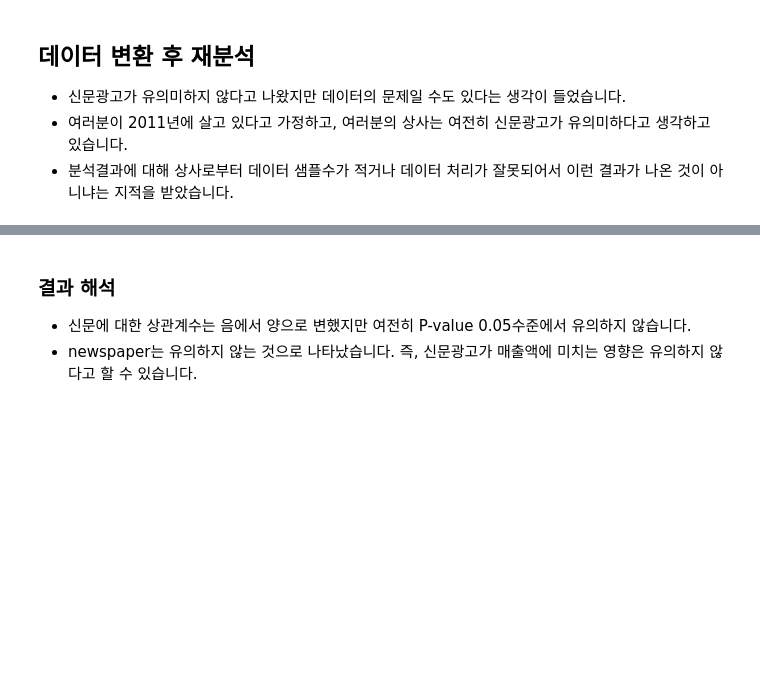
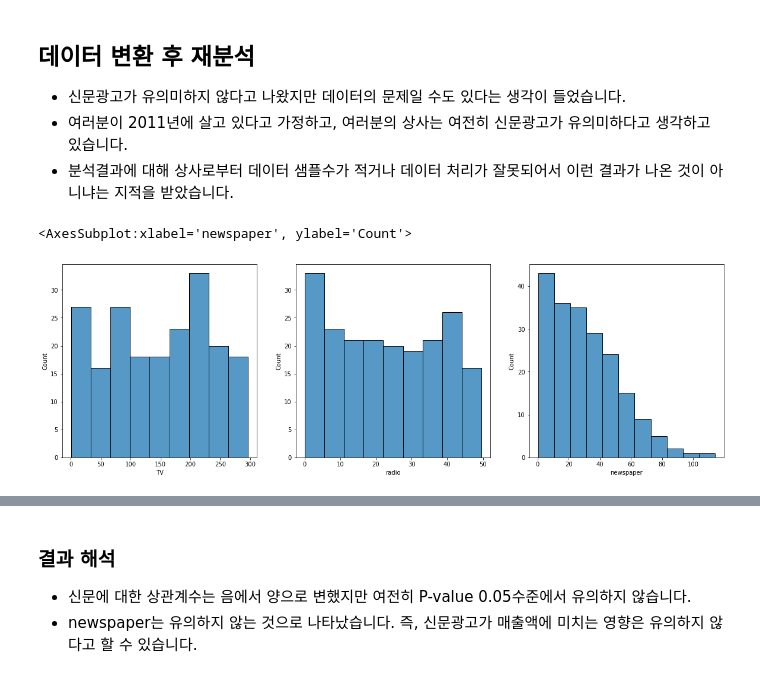
Before and after one commit to diligejy/python_analysis, a Jupyter notebook: fc_python_data_analysis/marketing/practice/01_[Acquisition]_Advertising(Student).ipynb, the cells around one changed output, grey strips where cells are left out. Drawn from its saved outputs; the diff is of its cells as text; code cells hidden in the pictures; blank space fills up the shorter version.

```diff
--- a/fc_python_data_analysis/marketing/practice/01_[Acquisition]_Advertising(Student).ipynb
+++ b/fc_python_data_analysis/marketing/practice/01_[Acquisition]_Advertising(Student).ipynb
@@ -254,12 +255,19 @@ dtype: float64
 # %%
 # 데이터의 분포를 다시 시각화 해봅니다.
 # 3개의 시각화를 한 화면에 배치합니다.
-
+figure, (ax1, ax2, ax3) = plt.subplots(nrows = 1, ncols = 3)
 
 # 시각화의 사이즈를 설정해줍니다.
+figure.set_size_inches(20, 6)
 
 
 # 미디어별 매체비 분포를 seaborn의 distplot으로 시각화해봅니다.
+sns.histplot(df['TV'], ax=ax1)
+sns.histplot(df['radio'], ax=ax2)
+sns.histplot(df['newspaper'], ax=ax3)
+# %% [output]
+<AxesSubplot:xlabel='newspaper', ylabel='Count'>
+[figure, added]
 # %%
 # 데이터 분포를 보니 newspaper 값이 치우쳐져 있습니다.
 # 정규화를 위해 로그 변환을 해줍니다.
```
Also changed, not shown: parts of 9 cells of this notebook, 15 other files.
